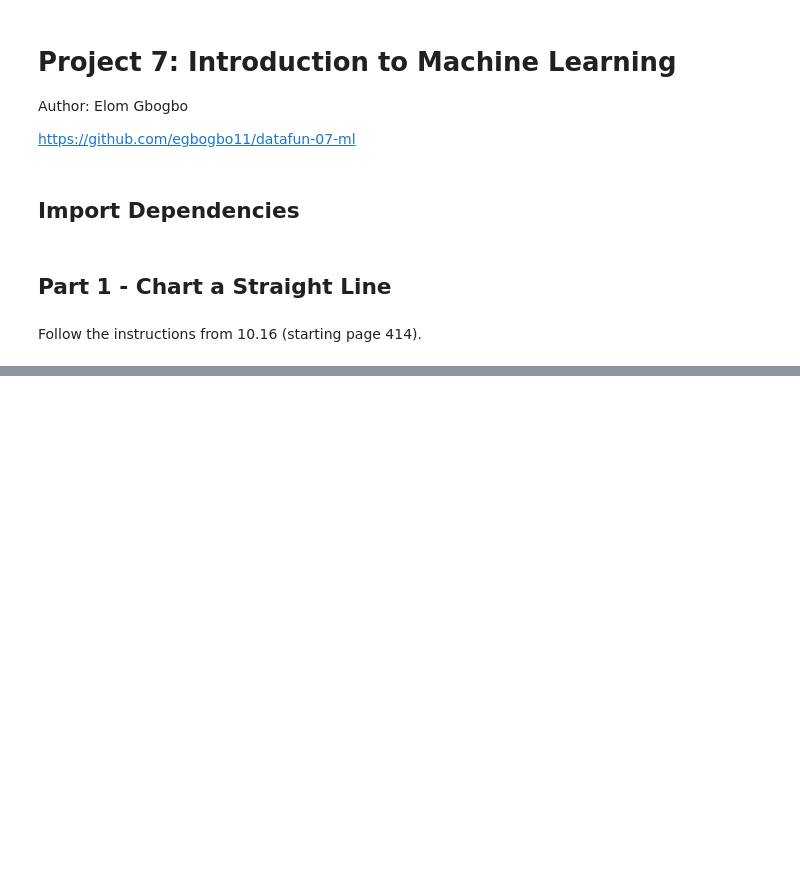
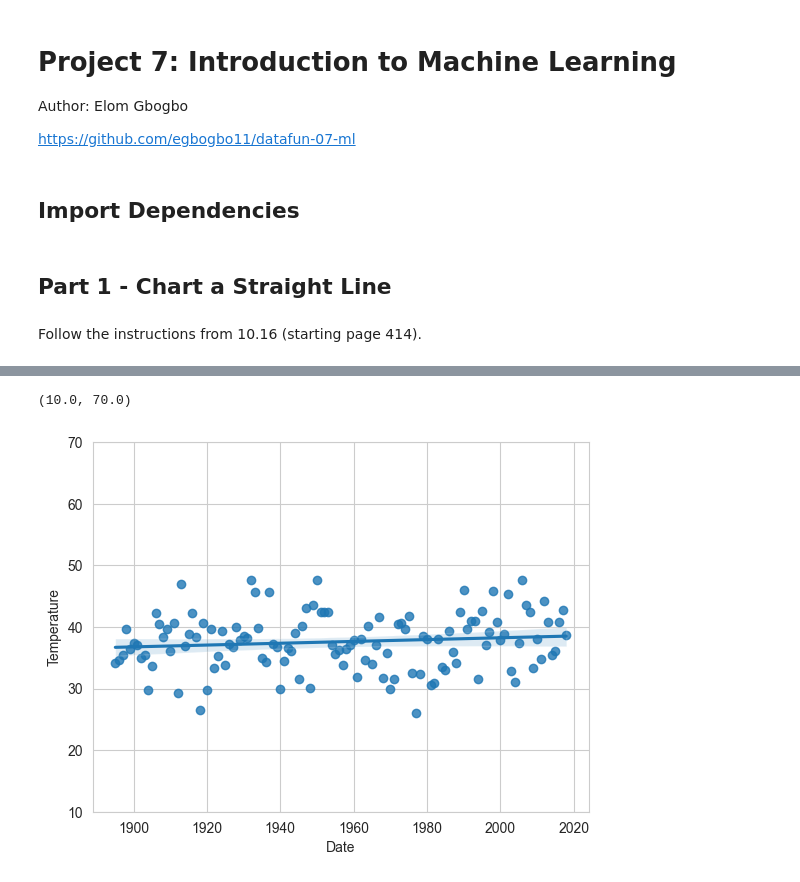
Before and after one commit to egbogbo11/datafun-07-ml, a Jupyter notebook: elomgbogbo_ml.ipynb, the cells around one changed output, grey strips where cells are left out. Saved outputs shown, nothing was run; the diff lists cells and outputs as text; code cells hidden in the pictures; blank space fills up the shorter version.

```diff
--- a/elomgbogbo_ml.ipynb
+++ b/elomgbogbo_ml.ipynb
@@ -28,0 +37,2 @@ y_label = axes.set_ylabel('Celsius')
+# %%
+nyc_df = pd.read_csv('ave_hi_nyc_jan_1895-2018.csv')
@@ -28,0 +65,3 @@ y_label = axes.set_ylabel('Celsius')
+# %%
+nyc_df.columns = ['Date', 'Temperature', 'Anomaly']
+nyc_df.head(3)
@@ -28,0 +77,3 @@ y_label = axes.set_ylabel('Celsius')
+# %%
+nyc_df.Date = nyc_df.Date.floordiv(100)
+nyc_df.head(3)
@@ -28,0 +127,7 @@ y_label = axes.set_ylabel('Celsius')
+# %%
+sns.set_style('whitegrid')
+axes = sns.regplot(x=nyc_df.Date, y=nyc_df.Temperature)
+axes.set_ylim(10, 70)
+# %% [output]
+(10.0, 70.0)
+[figure, added]
```
Also changed, not shown: parts of 24 cells of this notebook.
